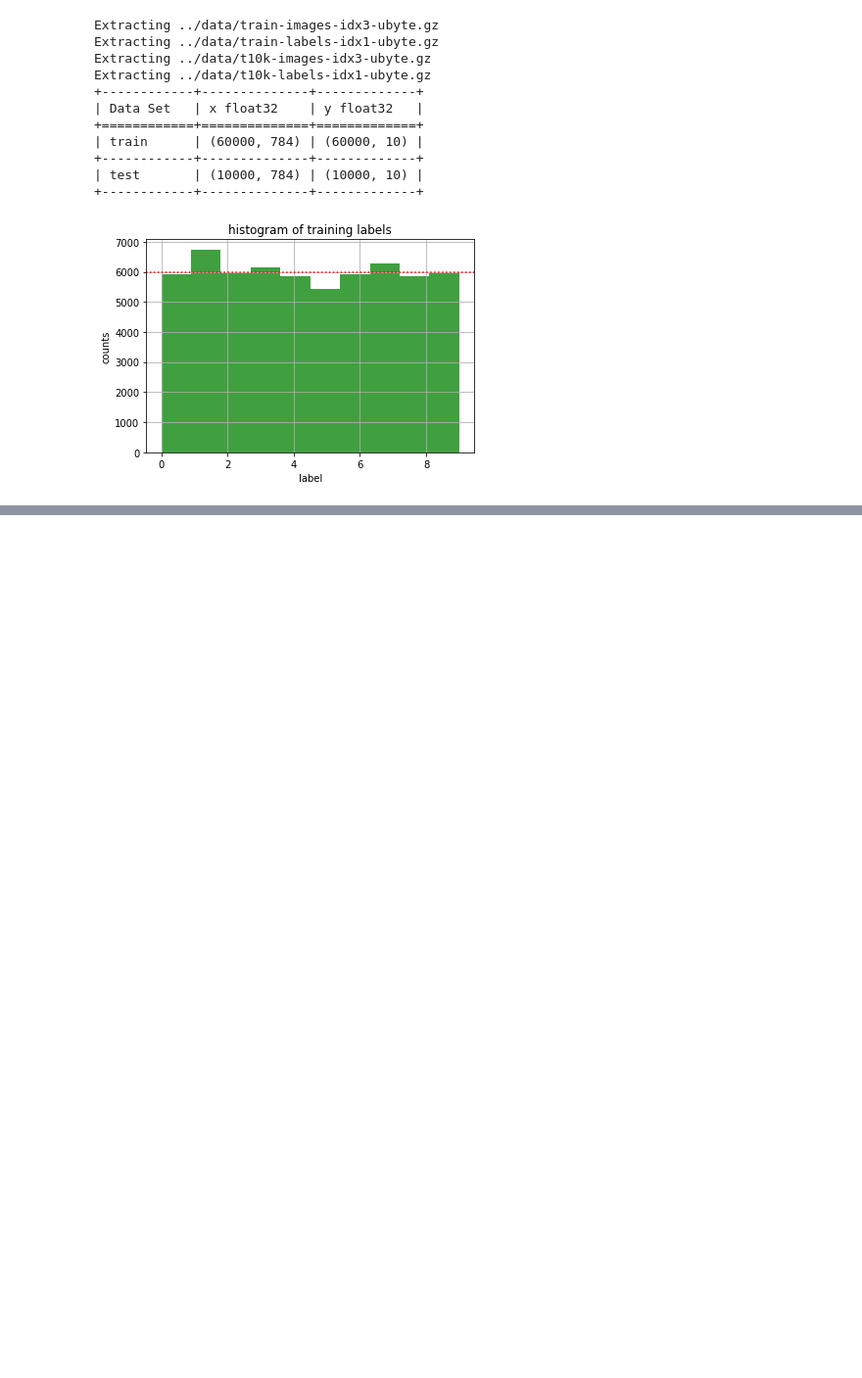
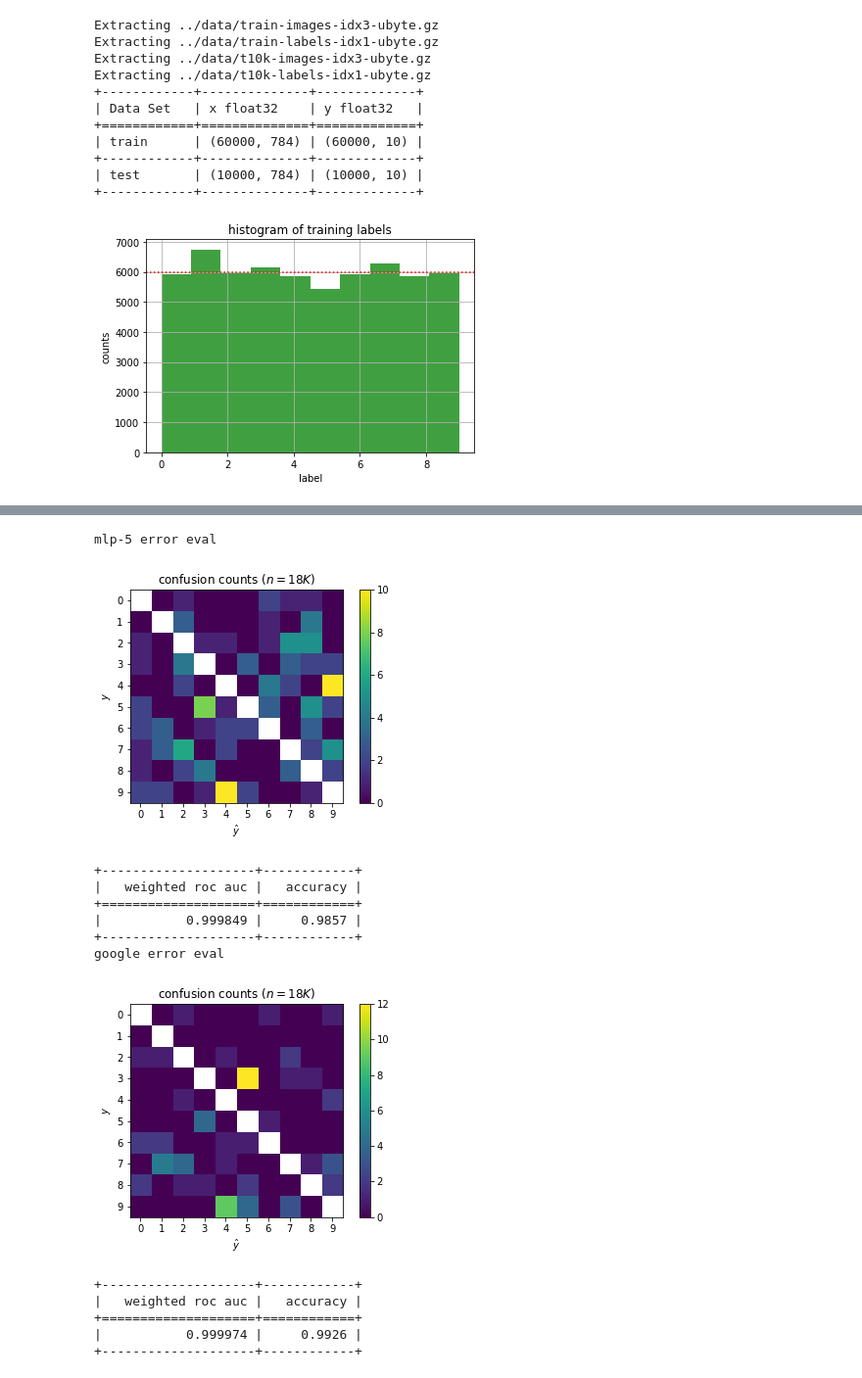
Before and after one commit to vlad17/learning-to-deep-learn, a Jupyter notebook: notebooks/mnist.ipynb, the cells around one changed output, grey strips where cells are left out. Shown: that part at 98% size. Cells and saved outputs as stored; diff of their text form; code cells hidden in the pictures; blank space fills up the shorter version.

```diff
--- a/notebooks/mnist.ipynb
+++ b/notebooks/mnist.ipynb
@@ -66,0 +205,19 @@ trainx, validx, trainy, validy = train_test_split(
+# %%
+final_acc = {}
+final_train_acc = {}
+final_pred = {}
+num_params = {}
+for name in names:
+    K.clear_session()
+    net = network_gen[name]()
+    net.compile(loss='categorical_crossentropy', optimizer='adam', metrics=['accuracy'])
+    num_params[name] = sum(x.size for x in net.get_weights())
+    net.load_weights(post_train[name])
+    final_pred[name] = net.predict(testx)
+    test_metrics = dict(zip(net.metrics_names, net.evaluate(testx, testy, verbose=0)))
+    final_acc[name] = test_metrics['acc']
+    train_metrics = dict(zip(net.metrics_names, net.evaluate(train_and_validx, train_and_validy, verbose=0)))
+    final_train_acc[name] = train_metrics['acc']
+results = [[name, acc, final_train_acc[name], num_params[name]] for name, acc in final_acc.items()]
+results.sort(key=lambda row: row[1])
+print(tabulate(results, ['model', 'test acc', 'train acc', '# params'], tablefmt='grid', floatfmt="0.4f"))
@@ -255,16 +257,0 @@ Epoch 3/100
-# %%
-final_acc = {}
-final_pred = {}
-num_params = {}
-for name in names:
-    K.clear_session()
-    net = generate_network(name)
-    net.compile(loss='categorical_crossentropy', optimizer='adam', metrics=['accuracy'])
-    num_params[name] = sum(x.size for x in net.get_weights())
-    net.load_weights(post_train[name])
-    final_pred[name] = net.predict(testx)
-    test_metrics = dict(zip(net.metrics_names, net.evaluate(testx, testy, verbose=0)))
-    final_acc[name] = test_metrics['acc']
-results = [[name, acc, num_params[name]] for name, acc in final_acc.items()]
-results.sort(key=lambda row: row[1])
-print(tabulate(results, ['model', 'test acc', '# params'], tablefmt='grid', floatfmt="0.4f"))
@@ -642,0 +258,20 @@ sess.close()
+# %%
+print('mlp-5 error eval')
+evaluate(testy, final_pred['mlp-5'])
+print('google error eval')
+evaluate(testy, final_pred['google'])
+# %% [output]
+mlp-5 error eval
+[figure, added]
++--------------------+------------+
+|   weighted roc auc |   accuracy |
++====================+============+
+|           0.999849 |     0.9857 |
++--------------------+------------+
+google error eval
+[figure, added]
++--------------------+------------+
+|   weighted roc auc |   accuracy |
++====================+============+
+|           0.999974 |     0.9926 |
++--------------------+------------+
```
Also changed, not shown: parts of 21 cells of this notebook, 1 other file.
